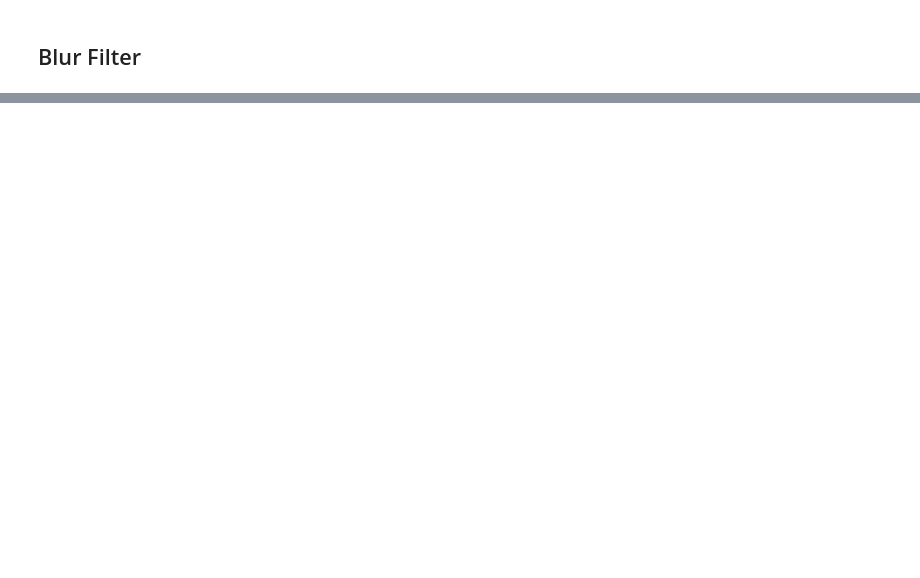
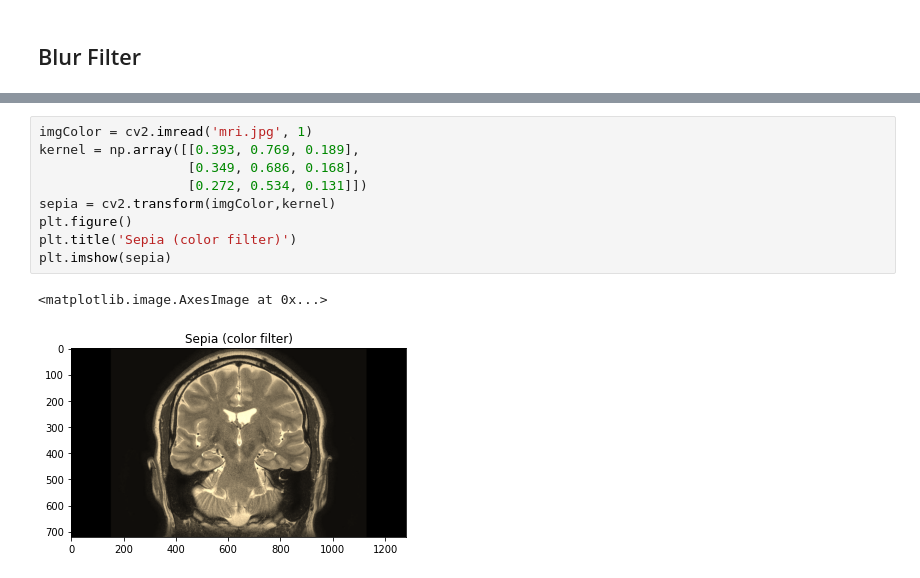
Before and after one commit to alexrayu/vfu, a Jupyter notebook: computer_vision/exam2_filters.ipynb, the cells around one changed output, grey strips where cells are left out. Drawn from its saved outputs; the diff is of its cells as text; blank space fills up the shorter version.

```diff
--- a/computer_vision/exam2_filters.ipynb
+++ b/computer_vision/exam2_filters.ipynb
@@ -18,0 +51,12 @@ Dim: 1280x720
+# %%
+imgColor = cv2.imread('mri.jpg', 1)
+kernel = np.array([[0.393, 0.769, 0.189],
+                   [0.349, 0.686, 0.168],
+                   [0.272, 0.534, 0.131]])
+sepia = cv2.transform(imgColor,kernel)
+plt.figure()
+plt.title('Sepia (color filter)')
+plt.imshow(sepia)
+# %% [output]
+<matplotlib.image.AxesImage at 0x...>
+[figure, added]
```
Also changed, not shown: parts of 10 cells of this notebook.
